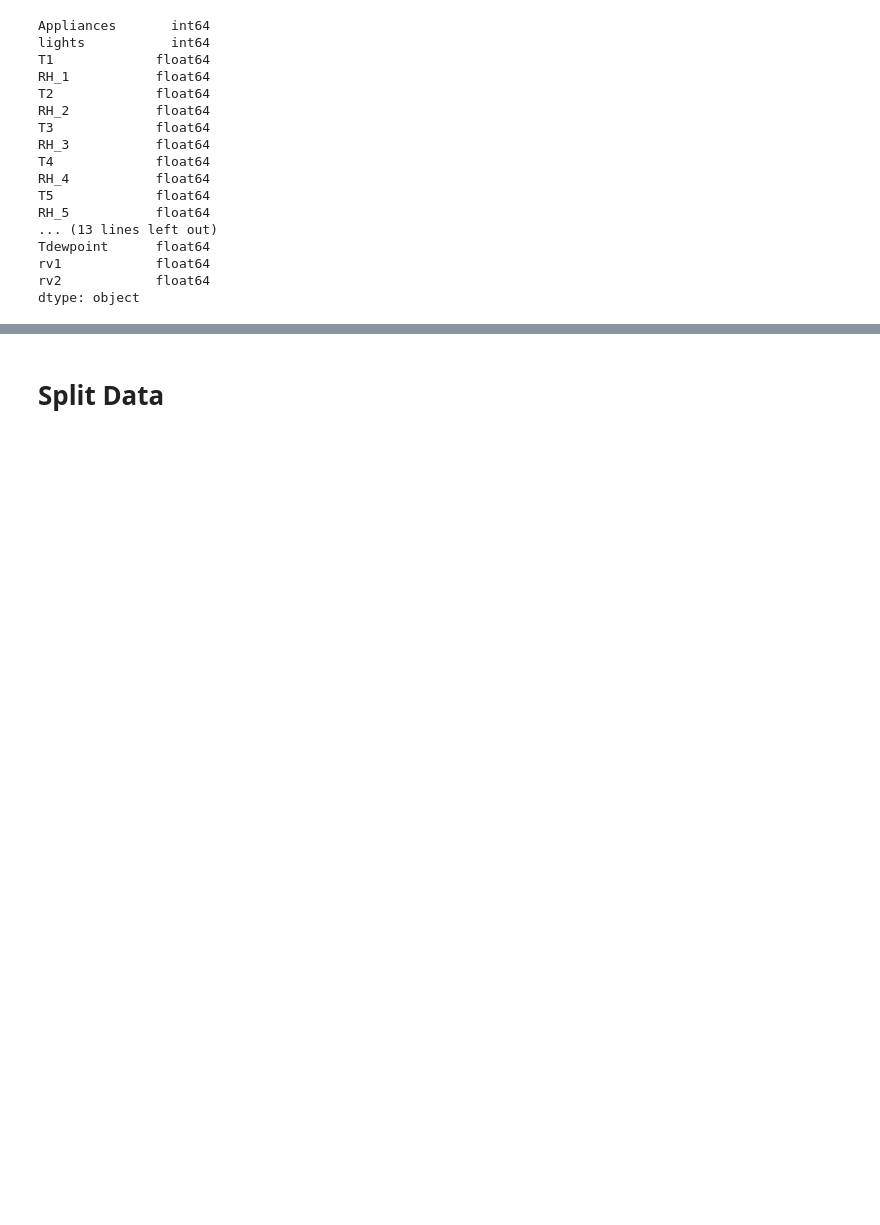
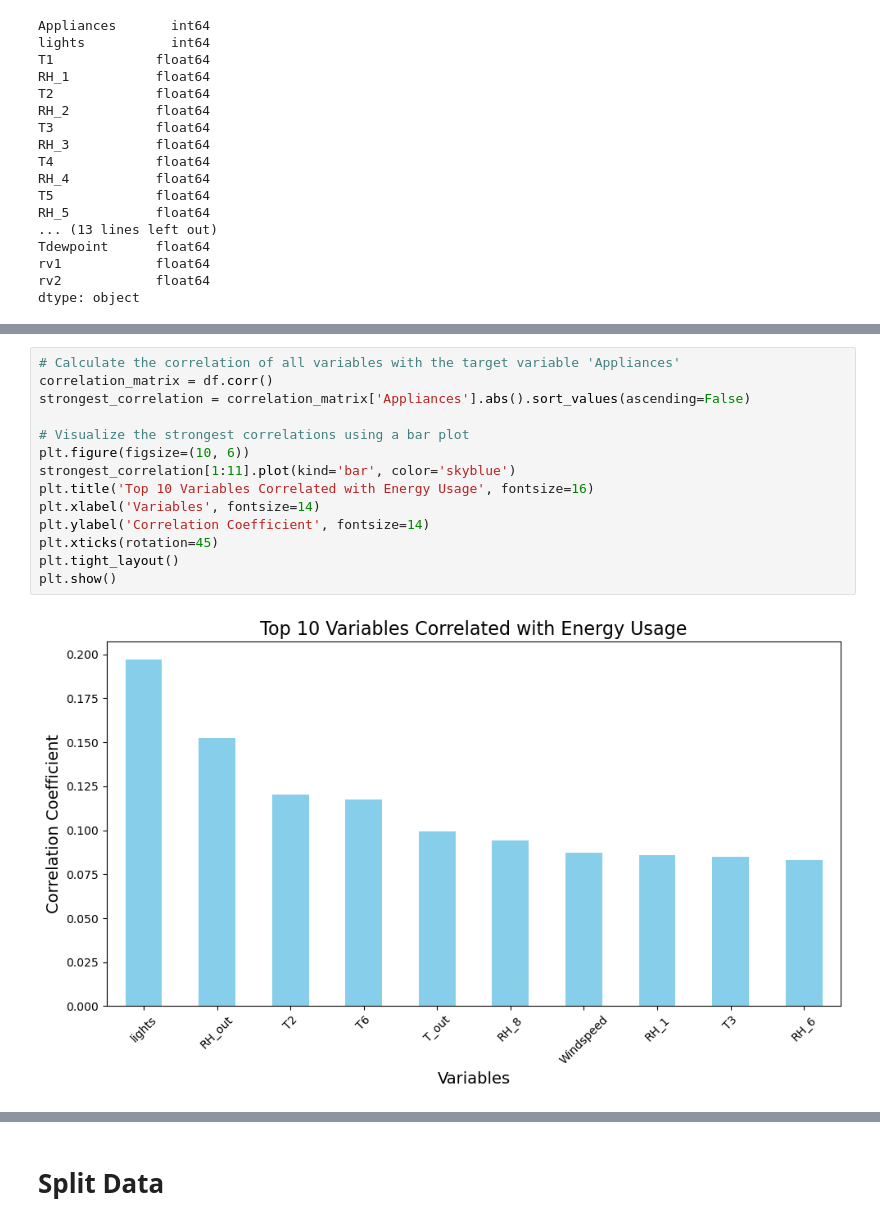
Before and after one commit to huntera-1/Data1030-Final-Project, a Jupyter notebook: predict_energy.ipynb, the cells around one changed output, grey strips where cells are left out. Saved outputs shown, nothing was run; the diff lists cells and outputs as text; blank space fills up the shorter version.

```diff
--- a/predict_energy.ipynb
+++ b/predict_energy.ipynb
@@ -246,3 +267,19 @@ df.describe()
 | 50% | 60.000000 | 0.000000 | 21.600000 | 39.656667 | 20.000000 | 40.500000 | 22.100000 | 38.530000 | 20.666667 | 38.400000 | 19.390000 | ... |
 | 75% | 100.000000 | 0.000000 | 22.600000 | 43.066667 | 21.500000 | 43.260000 | 23.290000 | 41.760000 | 22.100000 | 42.156667 | 20.619643 | ... |
 | max | 1080.000000 | 70.000000 | 26.260000 | 63.360000 | 29.856667 | 56.026667 | 29.236000 | 50.163333 | 26.200000 | 51.090000 | 25.795000 | ... |
+# %%
+# Calculate the correlation of all variables with the target variable 'Appliances'
+correlation_matrix = df.corr()
+strongest_correlation = correlation_matrix['Appliances'].abs().sort_values(ascending=False)
+
+# Visualize the strongest correlations using a bar plot
+plt.figure(figsize=(10, 6))
+strongest_correlation[1:11].plot(kind='bar', color='skyblue')
+plt.title('Top 10 Variables Correlated with Energy Usage', fontsize=16)
+plt.xlabel('Variables', fontsize=14)
+plt.ylabel('Correlation Coefficient', fontsize=14)
+plt.xticks(rotation=45)
+plt.tight_layout()
+plt.show()
+# %% [output]
+[figure, added]
```
Also changed, not shown: parts of 6 cells of this notebook, 1 other file.
